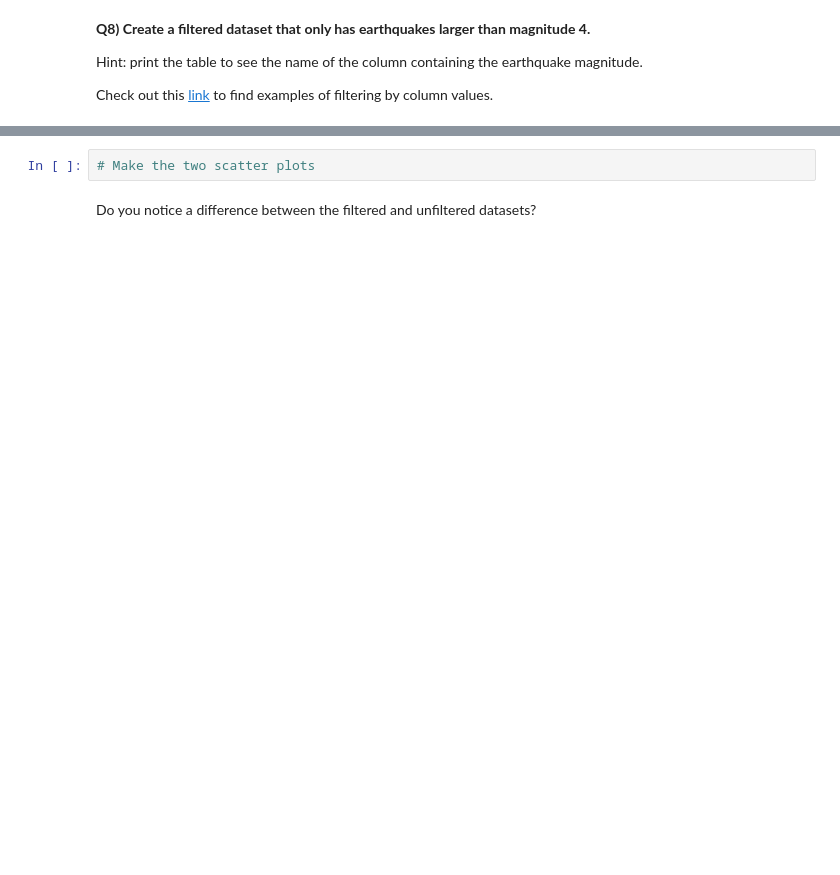
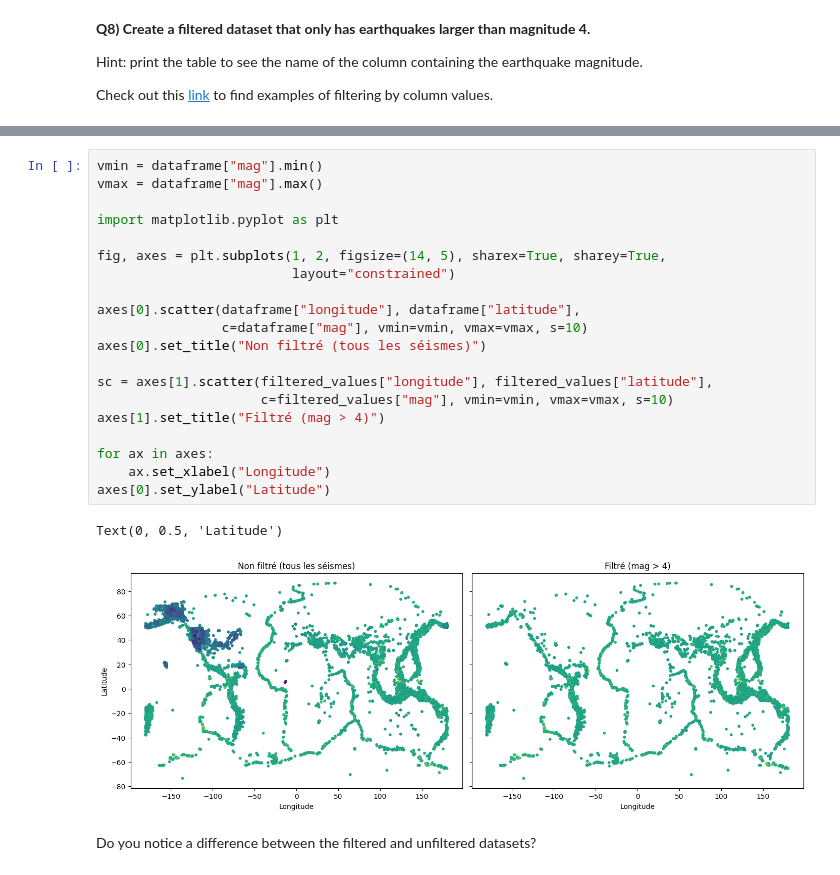
Before and after one commit to LucaSchaerz/2025_Intro_Python, a Jupyter notebook: live/part-I/1.5-pandas-environmental-exercises.ipynb, the cells around one changed output, grey strips where cells are left out. Drawn from its saved outputs; the diff is of its cells as text; blank space fills up the shorter version.

```diff
--- a/live/part-I/1.5-pandas-environmental-exercises.ipynb
+++ b/live/part-I/1.5-pandas-environmental-exercises.ipynb
@@ -205,7 +368,28 @@ colour stands for the same magnitude in both panels.
 <img src="https://raw.githubusercontent.com/gse-unil/2026_MLEES_book/main/part-I/_static/1.5-target-quake-scatter.png" alt="Two scatter plots of earthquake longitude against latitude coloured by magnitude, one filtered to magnitude above 4 and one unfiltered" width="100%">
 
 <em>Every event in the catalog placed by longitude and latitude, filtered and unfiltered.</em>
-# %%
-# Make the two scatter plots
+# %%
+vmin = dataframe["mag"].min()
+vmax = dataframe["mag"].max()
+
+import matplotlib.pyplot as plt
+
+fig, axes = plt.subplots(1, 2, figsize=(14, 5), sharex=True, sharey=True,
+                         layout="constrained")
+
+axes[0].scatter(dataframe["longitude"], dataframe["latitude"],
+                c=dataframe["mag"], vmin=vmin, vmax=vmax, s=10)
+axes[0].set_title("Non filtré (tous les séismes)")
+
+sc = axes[1].scatter(filtered_values["longitude"], filtered_values["latitude"],
+                     c=filtered_values["mag"], vmin=vmin, vmax=vmax, s=10)
+axes[1].set_title("Filtré (mag > 4)")
+
+for ax in axes:
+    ax.set_xlabel("Longitude")
+axes[0].set_ylabel("Latitude")
+# %% [output]
+Text(0, 0.5, 'Latitude')
+[figure, added]
 # %% [markdown]
 Do you notice a difference between the filtered and unfiltered datasets?
```
Also changed, not shown: parts of 16 cells of this notebook.
